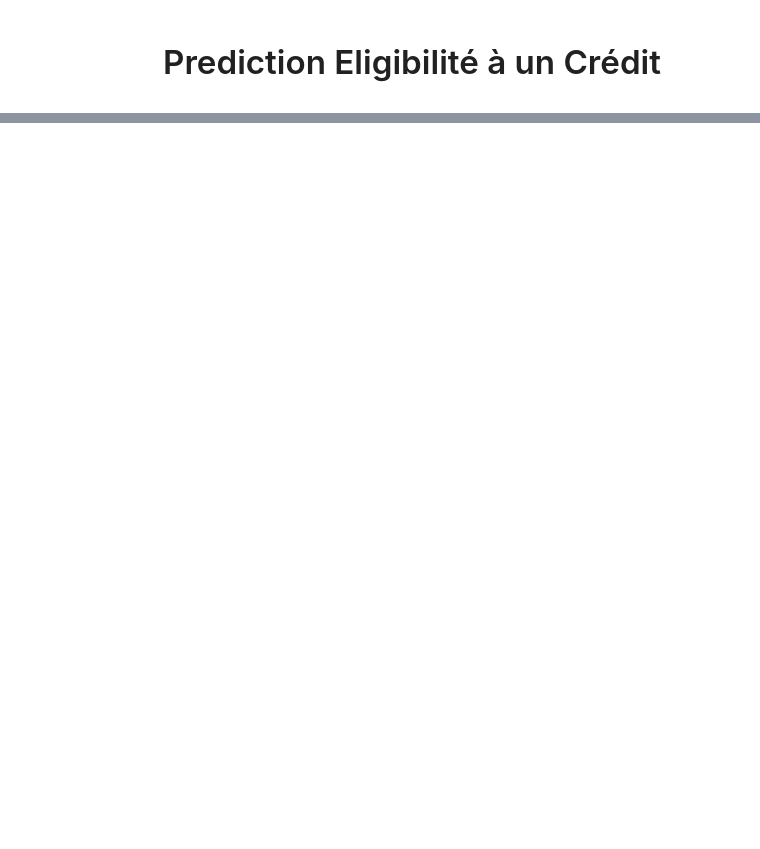
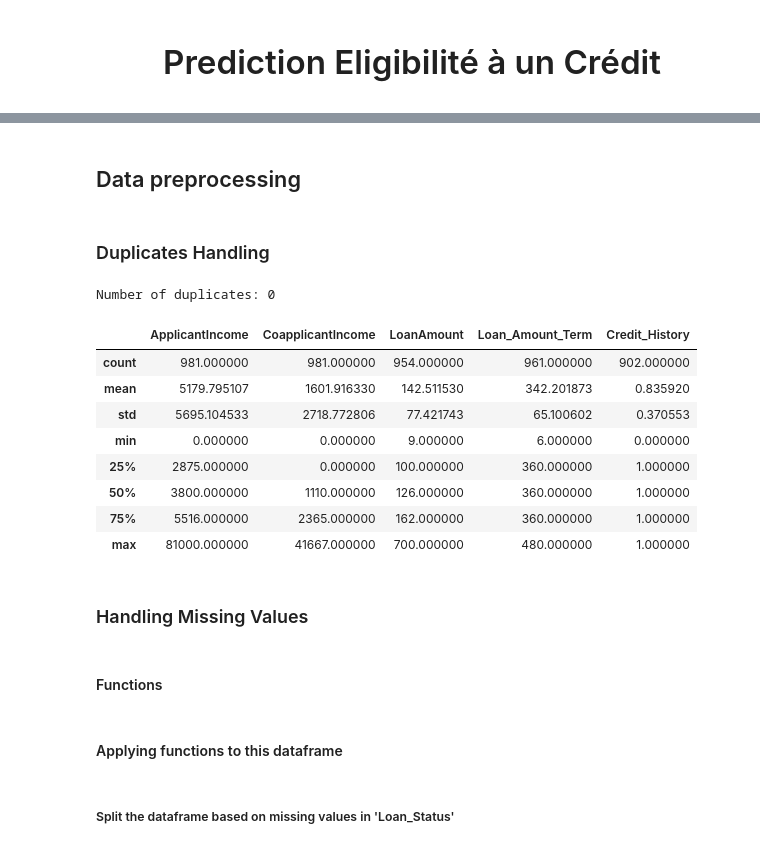
Before and after one commit to TonyVallad/Simplon, a Jupyter notebook: Brief_Prediction_Eligibilite_Credit_Banque/Notebook_Prediction_Eligibilite.ipynb, the cells around one changed output, grey strips where cells are left out. Drawn from its saved outputs; the diff is of its cells as text; code cells hidden in the pictures; blank space fills up the shorter version.

```diff
--- a/Brief_Prediction_Eligibilite_Credit_Banque/Notebook_Prediction_Eligibilite.ipynb
+++ b/Brief_Prediction_Eligibilite_Credit_Banque/Notebook_Prediction_Eligibilite.ipynb
@@ -61,0 +233,60 @@ for column in categorical_columns:
+# %% [markdown]
+## Data preprocessing
+# %% [markdown]
+### Duplicates Handling
+# %%
+def find_duplicates(dataframe, selected_columns):
+    """
+    Finds duplicates in the given dataframe based on selected columns.
+
+    Parameters:
+    - dataframe (pd.DataFrame): The dataframe to search for duplicates.
+    - selected_columns (list): The columns to check for duplicates.
+
+    Returns:
+    - int: Number of duplicate rows found.
+    """
+    duplicates = dataframe.duplicated(subset=selected_columns)
+    return duplicates.sum()
+
+def drop_duplicates(dataframe, keep):
+    """
+    Drops duplicate rows in the dataframe.
+
+    Parameters:
+    - dataframe (pd.DataFrame): The dataframe from which to remove duplicates.
+    - keep (str): Which duplicates to keep ('first', 'last', or False).
+
+    Returns:
+    - pd.DataFrame: A dataframe with duplicates removed.
+    """
+    return dataframe.drop_duplicates(keep=keep)
+
+# Find duplicates
+num_duplicates = find_duplicates(loan_data_df, selected_columns=["Loan_ID"])
+print(f"Number of duplicates: {num_duplicates}")
+
+# Drop duplicates if any
+if num_duplicates > 0:
+    loan_data_df_cleaned = drop_duplicates(loan_data_df, keep='first')  # Keep the first occurrence
+    print("Duplicates removed. Cleaned DataFrame:")
+    print(loan_data_df_cleaned)
+else:
+    loan_data_df_cleaned = loan_data_df
+
+loan_data_df_cleaned.describe()
+# %% [output]
+Number of duplicates: 0
+|  | ApplicantIncome | CoapplicantIncome | LoanAmount | Loan_Amount_Term | Credit_History |
+| count | 981.000000 | 981.000000 | 954.000000 | 961.000000 | 902.000000 |
+| mean | 5179.795107 | 1601.916330 | 142.511530 | 342.201873 | 0.835920 |
+| std | 5695.104533 | 2718.772806 | 77.421743 | 65.100602 | 0.370553 |
+| min | 0.000000 | 0.000000 | 9.000000 | 6.000000 | 0.000000 |
+| 25% | 2875.000000 | 0.000000 | 100.000000 | 360.000000 | 1.000000 |
+| 50% | 3800.000000 | 1110.000000 | 126.000000 | 360.000000 | 1.000000 |
+| 75% | 5516.000000 | 2365.000000 | 162.000000 | 360.000000 | 1.000000 |
+| max | 81000.000000 | 41667.000000 | 700.000000 | 480.000000 | 1.000000 |
+# %% [markdown]
+### Handling Missing Values
+# %% [markdown]
+#### Functions
@@ -61,0 +420,4 @@ for column in categorical_columns:
+# %% [markdown]
+#### Applying functions to this dataframe
+# %% [markdown]
+##### Split the dataframe based on missing values in 'Loan_Status'
```
Also changed, not shown: parts of 52 cells of this notebook.
